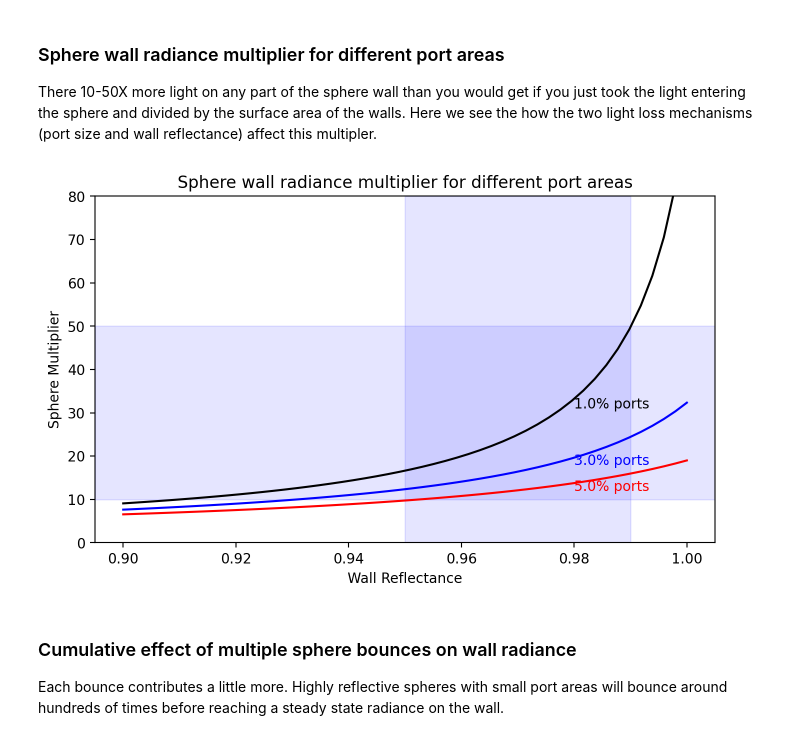
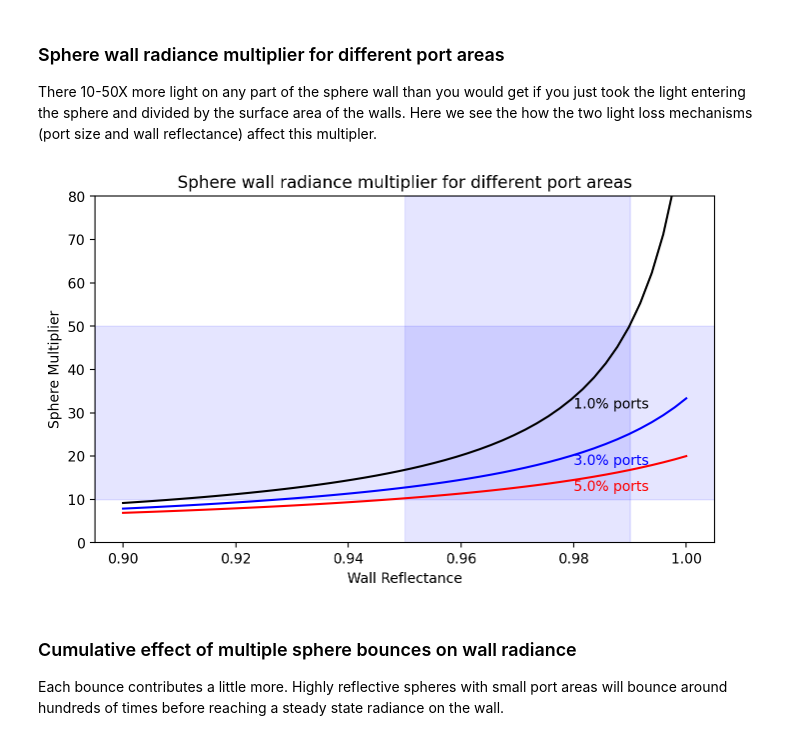
Before and after one commit to scottprahl/iadpython, a Jupyter notebook: docs/sphere-basics.ipynb, the cells around one changed output. Saved outputs shown, nothing was run; the diff lists cells and outputs as text; code cells hidden in the pictures.

```diff
--- a/docs/sphere-basics.ipynb
+++ b/docs/sphere-basics.ipynb
@@ -135,34 +135,34 @@ There 10-50X more light on any part of the sphere wall than you would get if you
 # %%
 sphere_diameter = 250
 s = iadpython.sphere.Sphere(sphere_diameter, 1)
 s.r_wall = np.linspace(0.9,1,50)
 
 plt.figure(figsize=(8,4.5))
 
 s.a_wall = 0.99
-plt.plot(s.r_wall, s.multiplier(UX1=1, URU=0), color='black')
+plt.plot(s.r_wall, s.gain(sample_uru=0), color='black')
 plt.text(0.98, 31, '%.1f%% ports'%(100-100*s.a_wall),color='black')
 
 s.a_wall = 0.97
-plt.plot(s.r_wall, s.multiplier(UX1=1, URU=0), color='blue')
+plt.plot(s.r_wall, s.gain(sample_uru=0), color='blue')
 plt.text(0.98, 18, '%.1f%% ports'%(100-100*s.a_wall),color='blue')
 
 s.a_wall = 0.95
-plt.plot(s.r_wall, s.multiplier(UX1=1, URU=0), color='red')
+plt.plot(s.r_wall, s.gain(sample_uru=0), color='red')
 plt.text(0.98, 12, '%.1f%% ports'%(100-100*s.a_wall),color='red')
 
 plt.xlabel('Wall Reflectance')
 plt.ylabel('Sphere Multiplier')
 plt.ylim(0,80)
 
 plt.axvspan(0.95,0.99,color='blue',alpha=0.1)
 plt.axhspan(10,50,color='blue',alpha=0.1)
 
 plt.title("Sphere wall radiance multiplier for different port areas")
 
 plt.show()
 # %% [output]
-[figure, old version]
+[figure, new version]
 # %% [markdown]
 ### Cumulative effect of multiple sphere bounces on wall radiance
 
```
Also changed, not shown: parts of 4 cells of this notebook, 20 other files.
